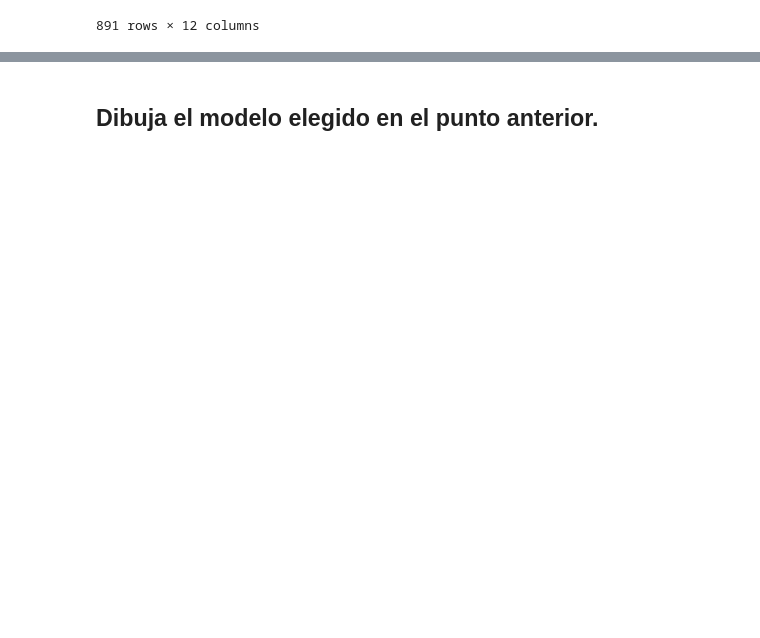
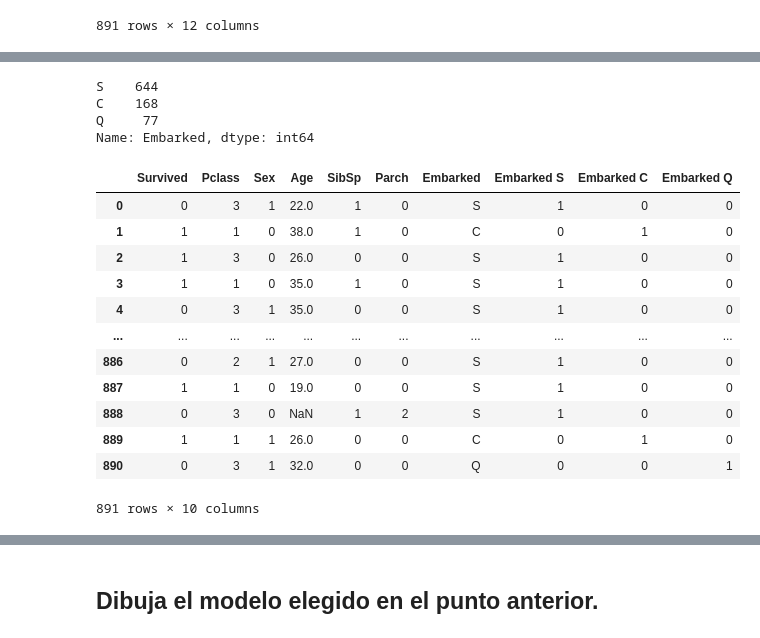
Before and after one commit to AlvaroChavarri/Practicamining3, a Jupyter notebook: LAB03-GRUPORoigChavarri/Practica1Titanic-Copy1.ipynb, the cells around one changed output, grey strips where cells are left out. Drawn from its saved outputs; the diff is of its cells as text; code cells hidden in the pictures; blank space fills up the shorter version.

```diff
--- a/LAB03-GRUPORoigChavarri/Practica1Titanic-Copy1.ipynb
+++ b/LAB03-GRUPORoigChavarri/Practica1Titanic-Copy1.ipynb
@@ -43,6 +56,3 @@ data
 | 889 | 890 | 1 | 1 | Behr, Mr. Karl Howell | 1 | 26.0 | 0 | 0 | 111369 | 30.0000 | ... |
 | 890 | 891 | 0 | 3 | Dooley, Mr. Patrick | 1 | 32.0 | 0 | 0 | 370376 | 7.7500 | ... |
 891 rows × 12 columns
-# %%
-data=data[['Survived','SibSp','Parch','Pclass']]#Escogemos los dataos que se nos piden
-data.info() #Podemos ver que no hay datos que son null
@@ -183,0 +76,8 @@ confusion_matrix_model(Dec_tree)
+# %%
+#Missing values Embarked
+data['Embarked'].value_counts()
+# %% [output]
+S    644
+C    168
+Q     77
+Name: Embarked, dtype: int64
@@ -183,0 +87,20 @@ confusion_matrix_model(Dec_tree)
+# %%
+#Creamos columnas para las dos variables de Embarked para que se puedan clasificar mejor
+data["Embarked S"]=np.where(data["Embarked"]=="S",1,0)
+data["Embarked C"]=np.where(data["Embarked"]=="C",1,0)
+data["Embarked Q"]=np.where(data["Embarked"]=="Q",1,0)
+data
+# %% [output]
+|  | Survived | Pclass | Sex | Age | SibSp | Parch | Embarked | Embarked S | Embarked C | Embarked Q |
+| 0 | 0 | 3 | 1 | 22.0 | 1 | 0 | S | 1 | 0 | 0 |
+| 1 | 1 | 1 | 0 | 38.0 | 1 | 0 | C | 0 | 1 | 0 |
+| 2 | 1 | 3 | 0 | 26.0 | 0 | 0 | S | 1 | 0 | 0 |
+| 3 | 1 | 1 | 0 | 35.0 | 1 | 0 | S | 1 | 0 | 0 |
+| 4 | 0 | 3 | 1 | 35.0 | 0 | 0 | S | 1 | 0 | 0 |
+| ... | ... | ... | ... | ... | ... | ... | ... | ... | ... | ... |
+| 886 | 0 | 2 | 1 | 27.0 | 0 | 0 | S | 1 | 0 | 0 |
+| 887 | 1 | 1 | 0 | 19.0 | 0 | 0 | S | 1 | 0 | 0 |
+| 888 | 0 | 3 | 0 | NaN | 1 | 2 | S | 1 | 0 | 0 |
+| 889 | 1 | 1 | 1 | 26.0 | 0 | 0 | C | 0 | 1 | 0 |
+| 890 | 0 | 3 | 1 | 32.0 | 0 | 0 | Q | 0 | 0 | 1 |
+891 rows × 10 columns
```
Also changed, not shown: parts of 59 cells of this notebook, 2 other files.
